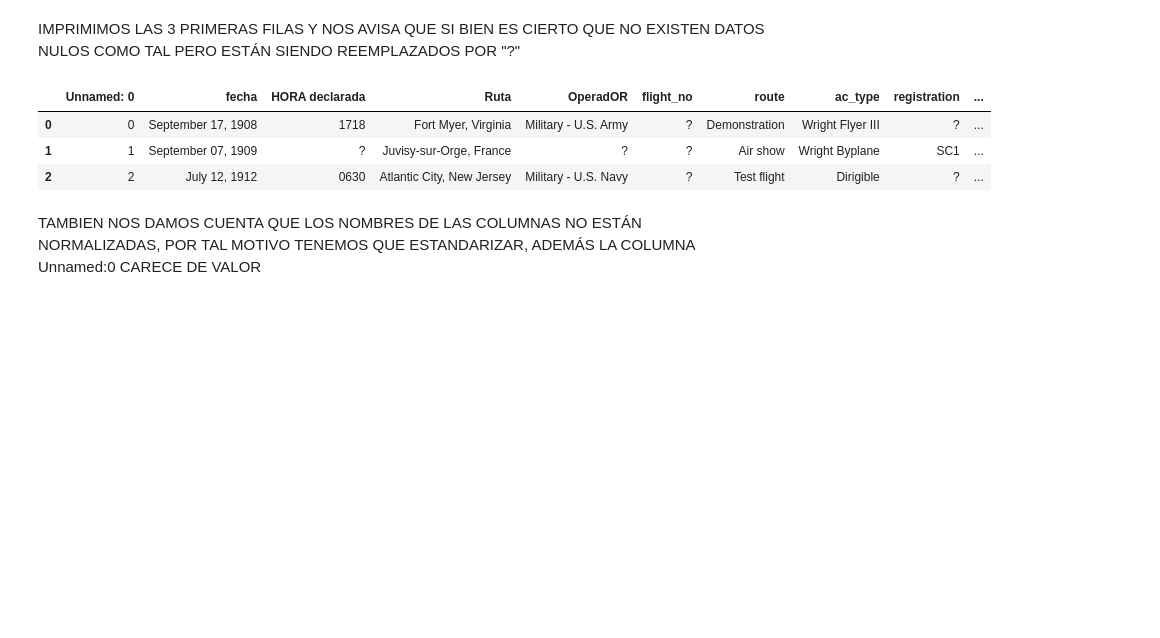
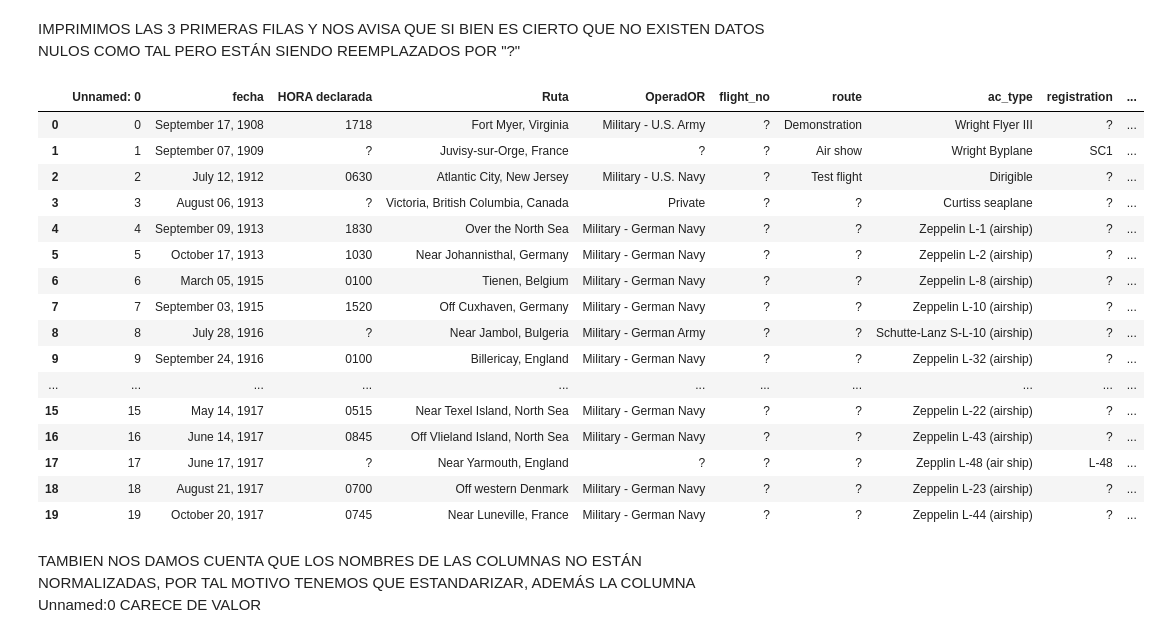
Before and after one commit to juancortezs07/ANALYTICS-ACCIDENTES-AEREOS---PROYECTO-03, a Jupyter notebook: PROYECTO03.ipynb, the cells around one changed output. Drawn from its saved outputs; the diff is of its cells as text; code cells hidden in the pictures; blank space fills up the shorter version.

```diff
--- a/PROYECTO03.ipynb
+++ b/PROYECTO03.ipynb
@@ -53,12 +53,25 @@ memory usage: 704.4+ KB
 # %% [markdown]
 IMPRIMIMOS LAS 3 PRIMERAS FILAS Y NOS AVISA QUE SI BIEN ES CIERTO QUE NO EXISTEN DATOS NULOS COMO TAL PERO ESTÁN SIENDO REEMPLAZADOS POR "?"
 # %%
-accidentes.head(3)
+accidentes.head(20)
 # %% [output]
 |  | Unnamed: 0 | fecha | HORA declarada | Ruta | OperadOR | flight_no | route | ac_type | registration | ... |
 | 0 | 0 | September 17, 1908 | 1718 | Fort Myer, Virginia | Military - U.S. Army | ? | Demonstration | Wright Flyer III | ? | ... |
 | 1 | 1 | September 07, 1909 | ? | Juvisy-sur-Orge, France | ? | ? | Air show | Wright Byplane | SC1 | ... |
 | 2 | 2 | July 12, 1912 | 0630 | Atlantic City, New Jersey | Military - U.S. Navy | ? | Test flight | Dirigible | ? | ... |
+| 3 | 3 | August 06, 1913 | ? | Victoria, British Columbia, Canada | Private | ? | ? | Curtiss seaplane | ? | ... |
+| 4 | 4 | September 09, 1913 | 1830 | Over the North Sea | Military - German Navy | ? | ? | Zeppelin L-1 (airship) | ? | ... |
+| 5 | 5 | October 17, 1913 | 1030 | Near Johannisthal, Germany | Military - German Navy | ? | ? | Zeppelin L-2 (airship) | ? | ... |
+| 6 | 6 | March 05, 1915 | 0100 | Tienen, Belgium | Military - German Navy | ? | ? | Zeppelin L-8 (airship) | ? | ... |
+| 7 | 7 | September 03, 1915 | 1520 | Off Cuxhaven, Germany | Military - German Navy | ? | ? | Zeppelin L-10 (airship) | ? | ... |
+| 8 | 8 | July 28, 1916 | ? | Near Jambol, Bulgeria | Military - German Army | ? | ? | Schutte-Lanz S-L-10 (airship) | ? | ... |
+| 9 | 9 | September 24, 1916 | 0100 | Billericay, England | Military - German Navy | ? | ? | Zeppelin L-32 (airship) | ? | ... |
+| ... | ... | ... | ... | ... | ... | ... | ... | ... | ... | ... |
+| 15 | 15 | May 14, 1917 | 0515 | Near Texel Island, North Sea | Military - German Navy | ? | ? | Zeppelin L-22 (airship) | ? | ... |
+| 16 | 16 | June 14, 1917 | 0845 | Off Vlieland Island, North Sea | Military - German Navy | ? | ? | Zeppelin L-43 (airship) | ? | ... |
+| 17 | 17 | June 17, 1917 | ? | Near Yarmouth, England | ? | ? | ? | Zepplin L-48 (air ship) | L-48 | ... |
+| 18 | 18 | August 21, 1917 | 0700 | Off western Denmark | Military - German Navy | ? | ? | Zeppelin L-23 (airship) | ? | ... |
+| 19 | 19 | October 20, 1917 | 0745 | Near Luneville, France | Military - German Navy | ? | ? | Zeppelin L-44 (airship) | ? | ... |
 # %% [markdown]
 TAMBIEN NOS DAMOS CUENTA QUE LOS NOMBRES DE LAS COLUMNAS NO ESTÁN NORMALIZADAS, POR TAL MOTIVO TENEMOS QUE ESTANDARIZAR, ADEMÁS LA COLUMNA Unnamed:0 CARECE DE VALOR
 # %%
```
Also changed, not shown: parts of 37 cells of this notebook.
